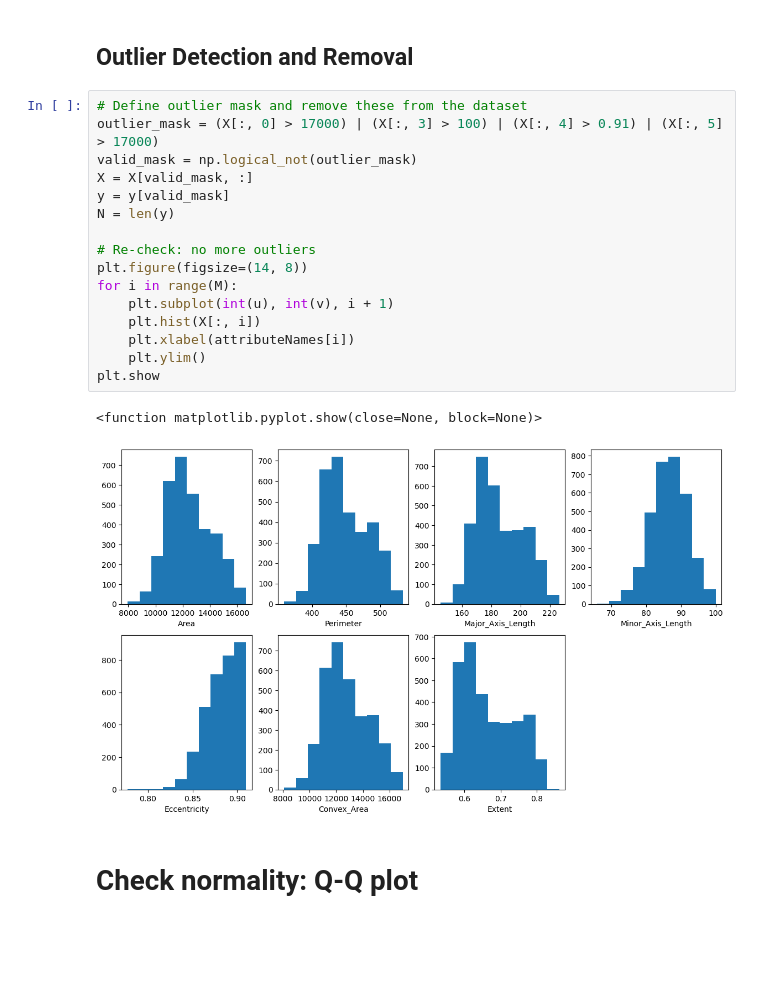
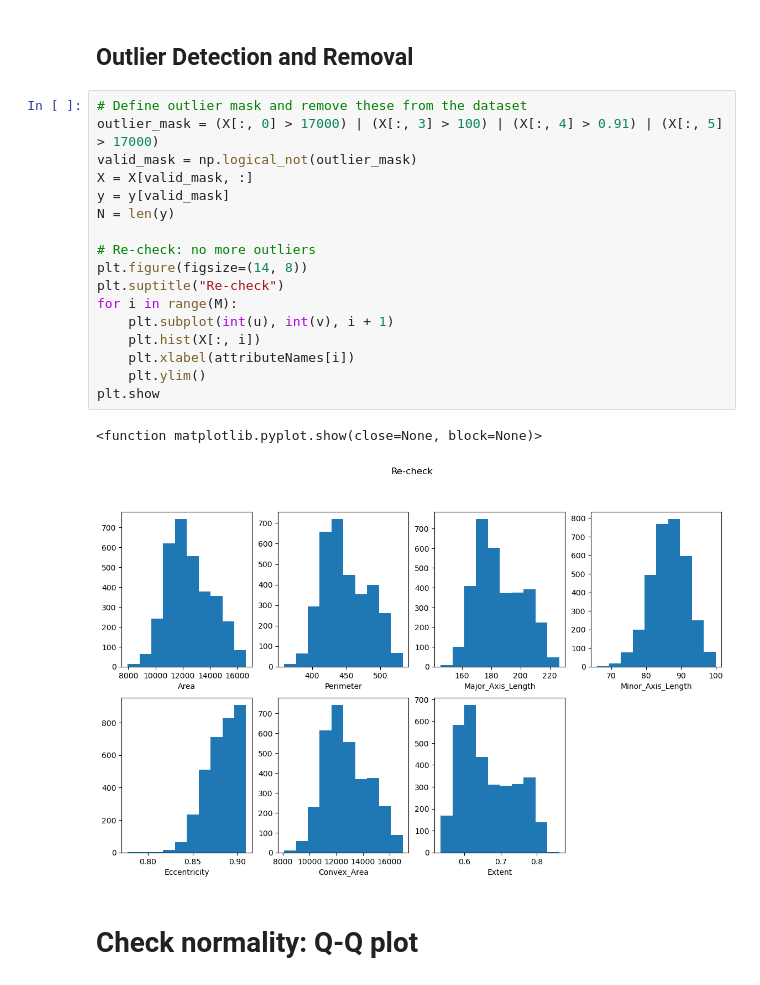
Before and after one commit to dzzz707/02450project1-group66, a Jupyter notebook: group66.ipynb, the cells around one changed output. Saved outputs shown, nothing was run; the diff lists cells and outputs as text; blank space fills up the shorter version.

```diff
--- a/group66.ipynb
+++ b/group66.ipynb
@@ -101,22 +101,23 @@ plt.show()
 # %%
 # Define outlier mask and remove these from the dataset
 outlier_mask = (X[:, 0] > 17000) | (X[:, 3] > 100) | (X[:, 4] > 0.91) | (X[:, 5] > 17000)
 valid_mask = np.logical_not(outlier_mask)
 X = X[valid_mask, :]
 y = y[valid_mask]
 N = len(y)
 
 # Re-check: no more outliers
 plt.figure(figsize=(14, 8))
+plt.suptitle("Re-check")
 for i in range(M):
     plt.subplot(int(u), int(v), i + 1)
     plt.hist(X[:, i])
     plt.xlabel(attributeNames[i])
     plt.ylim()
 plt.show
 # %% [output]
 <function matplotlib.pyplot.show(close=None, block=None)>
-[figure, old version]
+[figure, new version]
 # %% [markdown]
 # Check normality: Q-Q plot
 # %%
```
Also changed, not shown: parts of 2 cells of this notebook.
